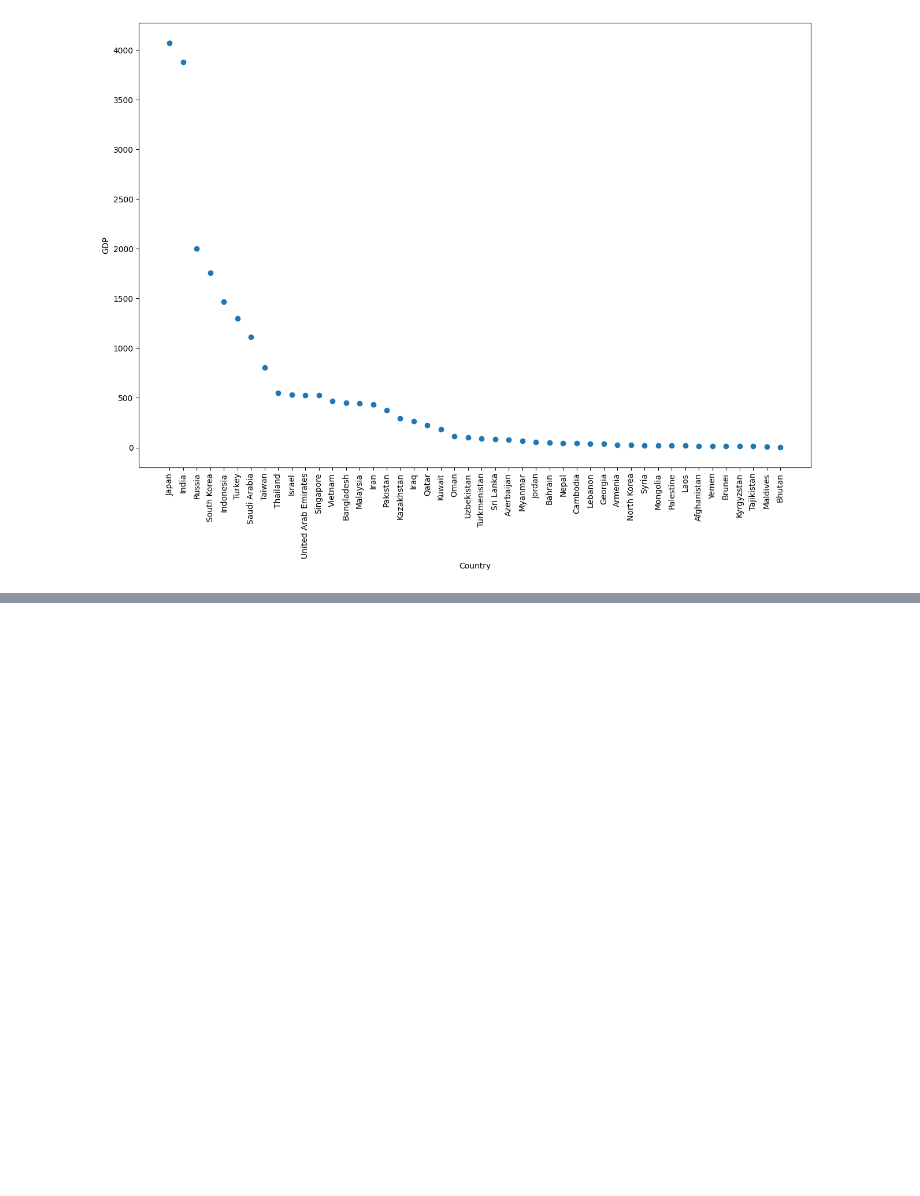
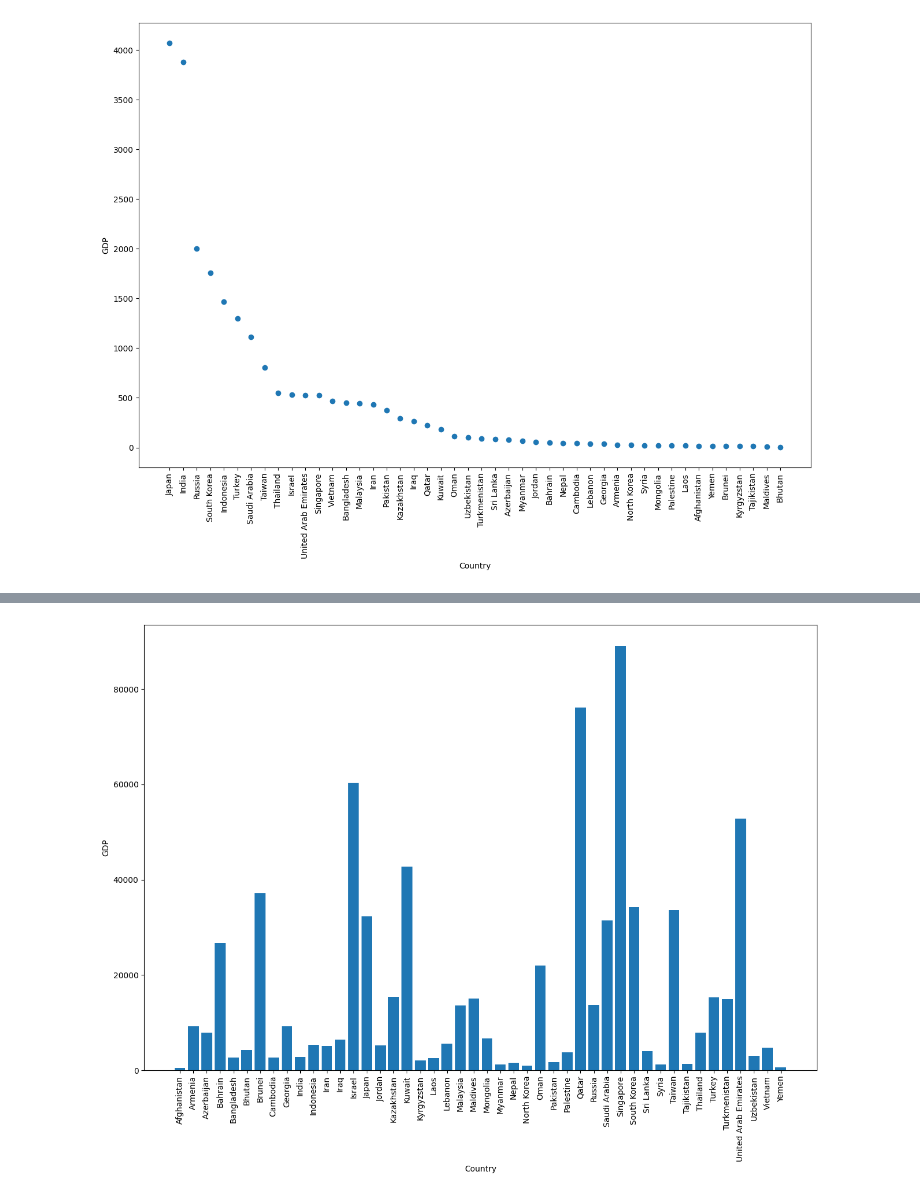
Before and after one commit to revanmk/Data-Analysis, a Jupyter notebook: BeautifulSoup.ipynb, the cells around one changed output, grey strips where cells are left out. Drawn from its saved outputs; the diff is of its cells as text; code cells hidden in the pictures; blank space fills up the shorter version.

```diff
--- a/BeautifulSoup.ipynb
+++ b/BeautifulSoup.ipynb
@@ -606,0 +609,11 @@ plt.show()
+# %%
+X=finalDf['Country']
+Y=finalDf['Gdp per capita']
+plt.figure(figsize=(15,10))
+plt.xticks(rotation=90)
+plt.xlabel('Country')
+plt.ylabel('GDP')
+plt.bar(X,Y)
+plt.show()
+# %% [output]
+[figure, added]
```
Also changed, not shown: parts of 3 cells of this notebook.
